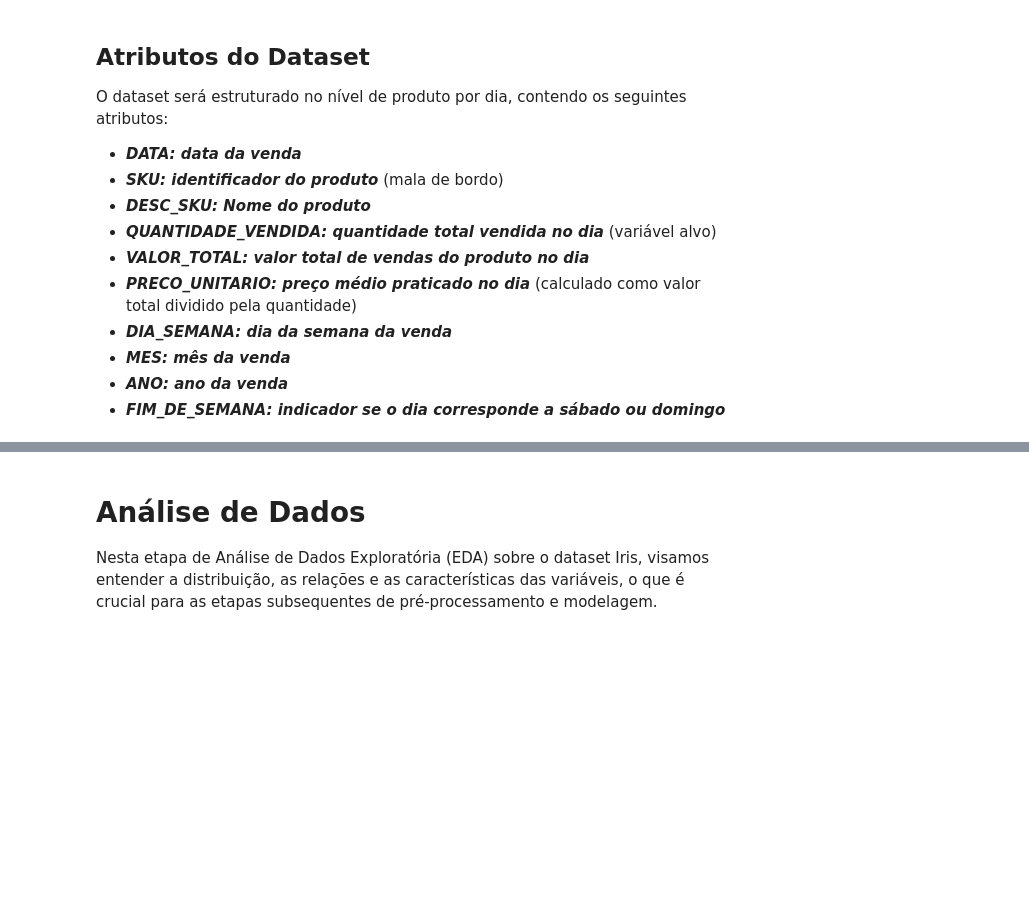
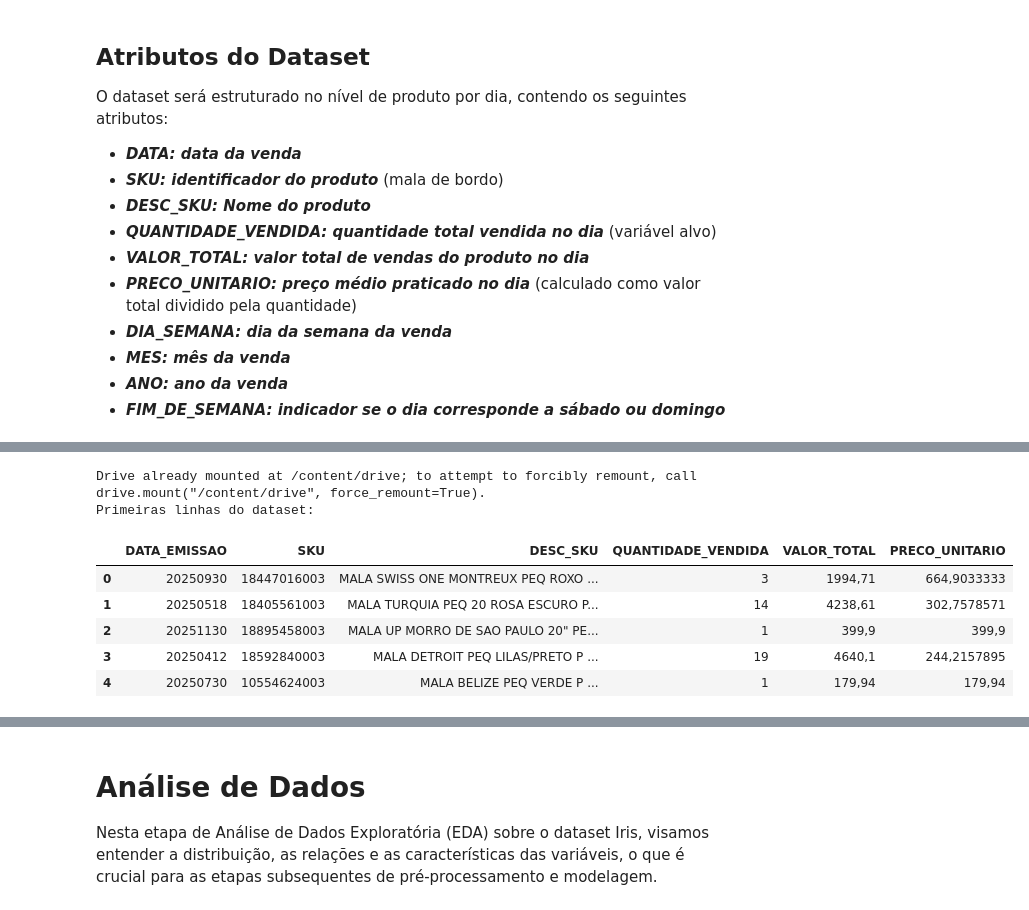
Before and after one commit to DianaSerrano1/MVP-AnalisedeDados, a Jupyter notebook: Análise_de_Dados_e_Boas_Práticas_MVP.ipynb, the cells around one changed output, grey strips where cells are left out. Cells and saved outputs as stored; diff of their text form; code cells hidden in the pictures; blank space fills up the shorter version.

```diff
--- a/Análise_de_Dados_e_Boas_Práticas_MVP.ipynb
+++ b/Análise_de_Dados_e_Boas_Práticas_MVP.ipynb
@@ -92,0 +112,21 @@ df['species'] = iris.target_names[iris.target]
+# %%
+# carregamento do dataset
+
+from google.colab import drive
+drive.mount('/content/drive')
+
+# Ajuste o nome do arquivo se necessário
+df = pd.read_csv('/content/drive/MyDrive/MVP - AnalisedeDados/Analise_MalaBordo.csv', sep=';')
+
+# Visualização inicial
+print("Primeiras linhas do dataset:")
+display(df.head())
+# %% [output]
+Drive already mounted at /content/drive; to attempt to forcibly remount, call drive.mount("/content/drive", force_remount=True).
+Primeiras linhas do dataset:
+|  | DATA_EMISSAO | SKU | DESC_SKU | QUANTIDADE_VENDIDA | VALOR_TOTAL | PRECO_UNITARIO |
+| 0 | 20250930 | 18447016003 | MALA SWISS ONE MONTREUX PEQ ROXO ... | 3 | 1994,71 | 664,9033333 |
+| 1 | 20250518 | 18405561003 | MALA TURQUIA PEQ 20 ROSA ESCURO P... | 14 | 4238,61 | 302,7578571 |
+| 2 | 20251130 | 18895458003 | MALA UP MORRO DE SAO PAULO 20" PE... | 1 | 399,9 | 399,9 |
+| 3 | 20250412 | 18592840003 | MALA DETROIT PEQ LILAS/PRETO P ... | 19 | 4640,1 | 244,2157895 |
+| 4 | 20250730 | 10554624003 | MALA BELIZE PEQ VERDE P ... | 1 | 179,94 | 179,94 |
```
Also changed, not shown: parts of 13 cells of this notebook.
